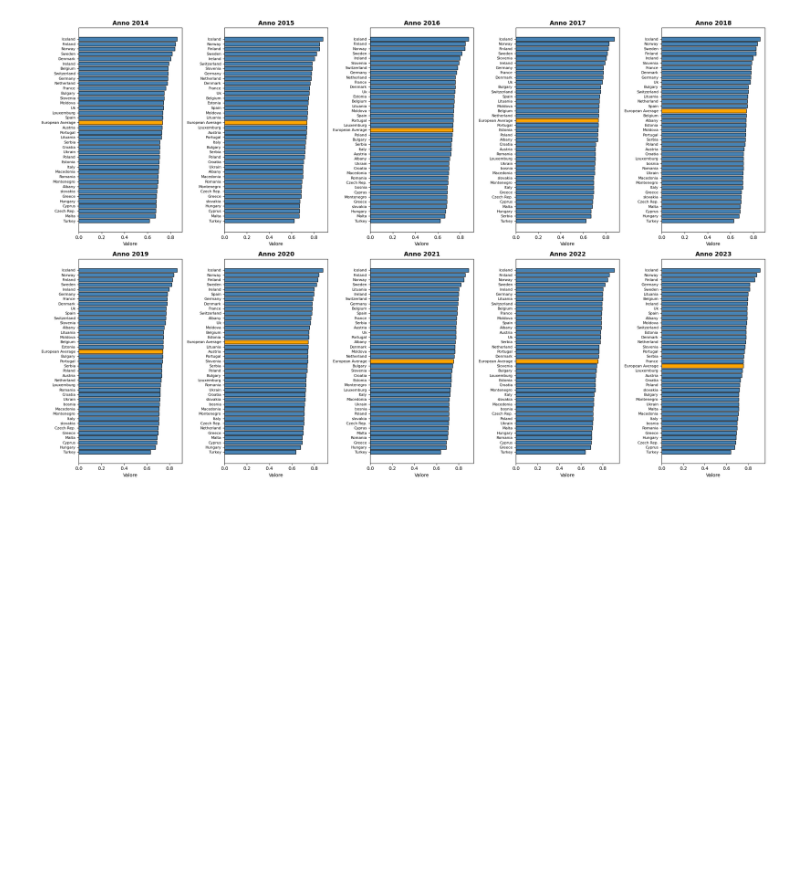
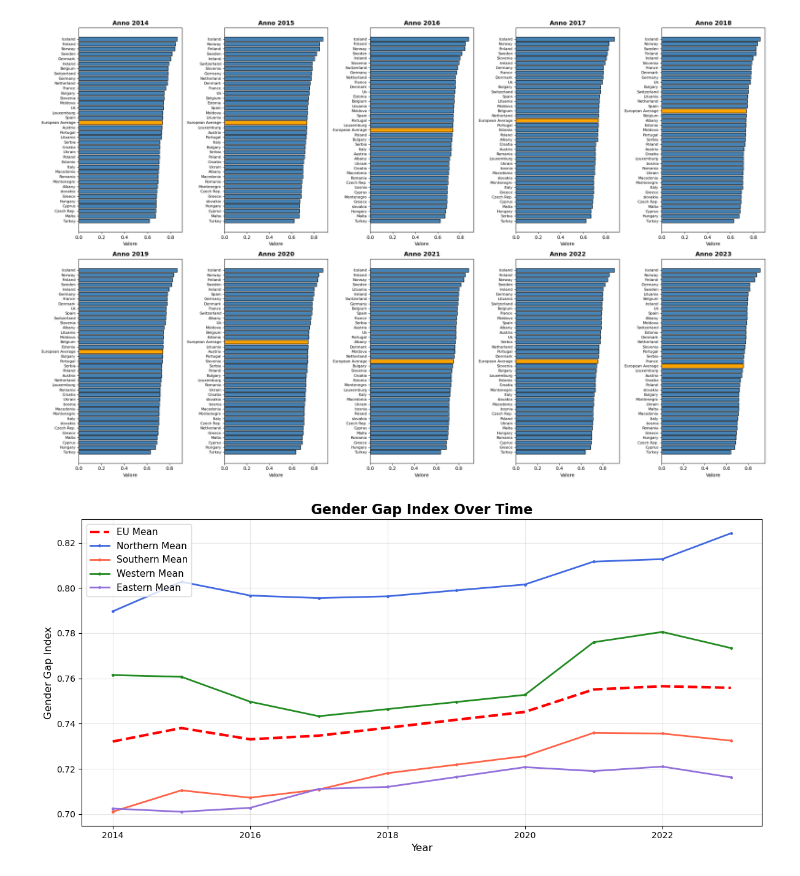
Before and after one commit to giuliodamico/Gender-Inequality-Index-vs-Female-jail-population, a Jupyter notebook: notebooks/Gender_index_graph.ipynb, the cells around one changed output. Saved outputs shown, nothing was run; the diff lists cells and outputs as text; code cells hidden in the pictures; blank space fills up the shorter version.

```diff
--- a/notebooks/Gender_index_graph.ipynb
+++ b/notebooks/Gender_index_graph.ipynb
@@ -15,10 +15,18 @@ gender_data.head(3)
 | 1 | Norway | 0.8374 | 0.850 | 0.842 | 0.830 | 0.835 | NaN | 0.842 | 0.849 | 0.845 | 0.879 |
 | 2 | Sweden | 0.8165 | 0.823 | 0.815 | 0.816 | 0.822 | NaN | 0.820 | 0.823 | 0.822 | 0.815 |
 # %%
+# Set the United Natios Geoscheme for Europe
 northern_country = ['Denmark', 'Estonia', 'Finland', 'Iceland', 'Ireland', 'Lituania', 'Norway', 'Sweden', 'Uk']
 southern_country = ['Albany', 'bosnia', 'Croatia', 'Cyprus', 'Greece', 'Italy', 'Malta', 'Montenegro', 'Portugal', 'Serbia', 'Slovenia', 'Spain', 'Macedonia']
 western_country = ['Austria', 'Belgium', 'France', 'Germany', 'Louxemburg', 'Netherland', 'Switzerland']
 eastern_country = ['Czech Rep.', 'slovakia', 'Ukrain', 'Poland', 'Hungary', 'Moldova', 'Bulgary', 'Romania']
+
+regions = {
+    'Northern': (northern_country, 'royalblue'),
+    'Southern': (southern_country, 'tomato'),
+    'Western':  (western_country,  'forestgreen'),
+    'Eastern':  (eastern_country,  'mediumpurple'),
+}
 # %%
 # Filling the missing value for 2019 with the average of 2018 and 2020
 year_cols = [c for c in gender_data.columns if c != 'Country']
@@ -82,39 +81,25 @@ plt.show()
 # %% [output]
 [figure]
 # %%
-# 4 stacked area plots: EU mean + regional means (N, S, W, E)
 years = gender_data.index
-available_northern = [c for c in northern_country if c in gender_data.columns]
-available_southern = [c for c in southern_country if c in gender_data.columns]
-available_western  = [c for c in western_country  if c in gender_data.columns]
-available_eastern  = [c for c in eastern_country  if c in gender_data.columns]
+fig, ax = plt.subplots(figsize=(12, 6))
 
-regions = {
-    'Northern': (available_northern, 'royalblue'),
-    'Southern': (available_southern, 'tomato'),
-    'Western':  (available_western,  'forestgreen'),
-    'Eastern':  (available_eastern,  'mediumpurple'),
-}
+ax.plot(years, gender_data['European Average'],
+        label='EU Mean', color='red', linewidth=3, zorder=5, linestyle='--')
 
-fig, ax = plt.subplots(figsize=(14, 8))
-
-# EU mean — linea nera in grassetto come riferimento
-ax.plot(years, gender_data['European Average'],
-        label='EU Mean', color='black', linewidth=3, zorder=5)
-
-# Linee regionali (solo la media)
 for region_name, (countries, color) in regions.items():
     if not countries:
         continue
     mean = gender_data[countries].mean(axis=1)
     ax.plot(years, mean, label=f'{region_name} Mean',
             color=color, linewidth=2, marker='.', markersize=5)
 
 ax.set_title('Gender Gap Index Over Time', fontsize=16, fontweight='bold')
 ax.set_xlabel('Year', fontsize=12)
 ax.set_ylabel('Gender Gap Index', fontsize=12)
 ax.grid(True, alpha=0.3)
 ax.legend(fontsize=11)
 plt.tight_layout()
-plt.show()
+# %% [output]
+[figure, added]
 # %%
```
Also changed, not shown: parts of 11 cells of this notebook.
